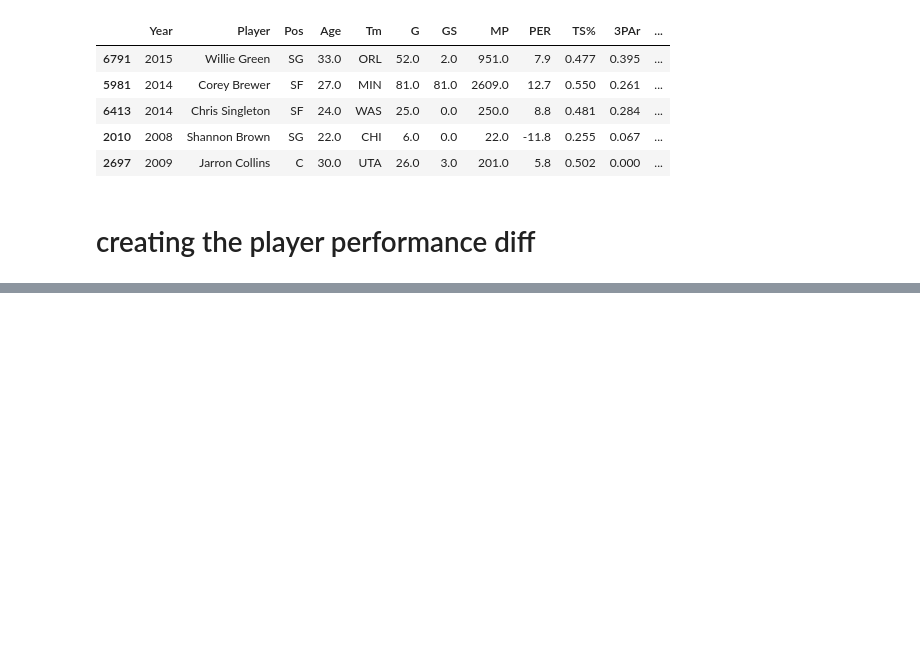
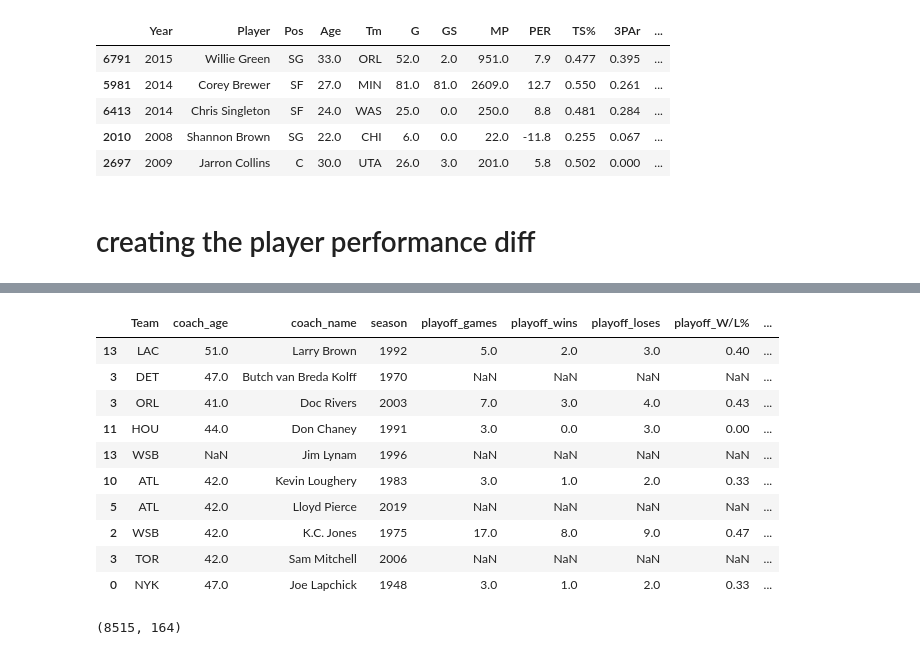
Before and after one commit to eranblack/Capstone, a Jupyter notebook: EDA.ipynb, the cells around one changed output, grey strips where cells are left out. Drawn from its saved outputs; the diff is of its cells as text; code cells hidden in the pictures; blank space fills up the shorter version.

```diff
--- a/EDA.ipynb
+++ b/EDA.ipynb
@@ -370,0 +396,18 @@ result.sample(5) #this is the merged table
+# %%
+df_coach.sample(10)
+# %% [output]
+|  | Team | coach_age | coach_name | season | playoff_games | playoff_wins | playoff_loses | playoff_W/L% | ... |
+| 13 | LAC | 51.0 | Larry Brown | 1992 | 5.0 | 2.0 | 3.0 | 0.40 | ... |
+| 3 | DET | 47.0 | Butch van Breda Kolff | 1970 | NaN | NaN | NaN | NaN | ... |
+| 3 | ORL | 41.0 | Doc Rivers | 2003 | 7.0 | 3.0 | 4.0 | 0.43 | ... |
+| 11 | HOU | 44.0 | Don Chaney | 1991 | 3.0 | 0.0 | 3.0 | 0.00 | ... |
+| 13 | WSB | NaN | Jim Lynam | 1996 | NaN | NaN | NaN | NaN | ... |
+| 10 | ATL | 42.0 | Kevin Loughery | 1983 | 3.0 | 1.0 | 2.0 | 0.33 | ... |
+| 5 | ATL | 42.0 | Lloyd Pierce | 2019 | NaN | NaN | NaN | NaN | ... |
+| 2 | WSB | 42.0 | K.C. Jones | 1975 | 17.0 | 8.0 | 9.0 | 0.47 | ... |
+| 3 | TOR | 42.0 | Sam Mitchell | 2006 | NaN | NaN | NaN | NaN | ... |
+| 0 | NYK | 47.0 | Joe Lapchick | 1948 | 3.0 | 1.0 | 2.0 | 0.33 | ... |
+# %%
+combined.shape
+# %% [output]
+(8515, 164)
```
Also changed, not shown: parts of 14 cells of this notebook.
